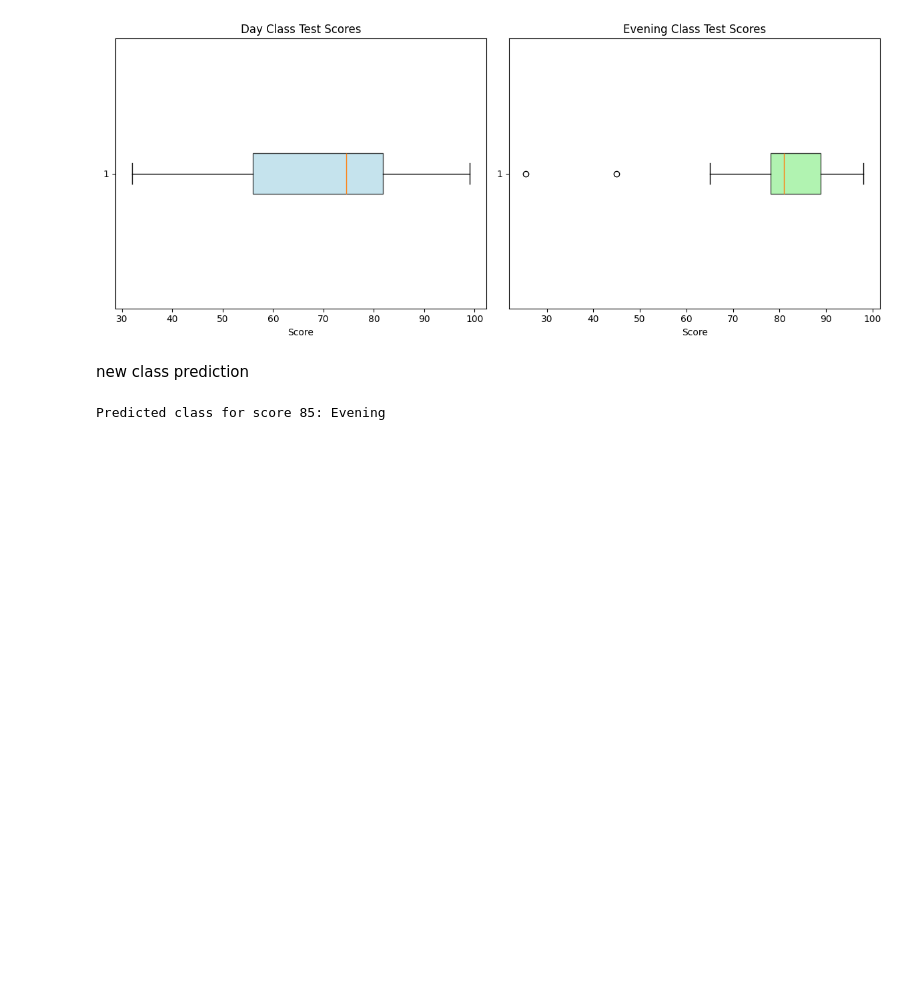
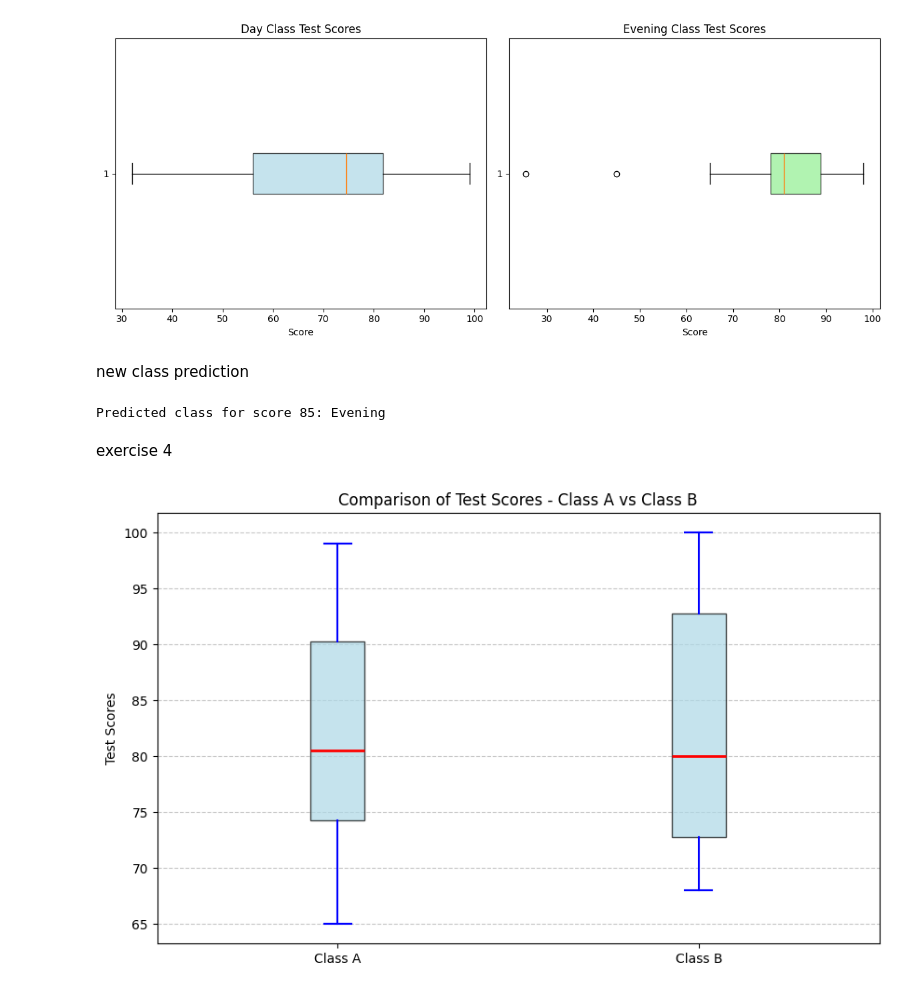
Before and after one commit to shovo896/Statictics-assignment, a Jupyter notebook: assignment.ipynb, the cells around one changed output. Saved outputs shown, nothing was run; the diff lists cells and outputs as text; code cells hidden in the pictures; blank space fills up the shorter version.

```diff
--- a/assignment.ipynb
+++ b/assignment.ipynb
@@ -778,3 +777,27 @@ class_name = "Day" if predicted_class == 0 else "Evening"
 print(f"Predicted class for score {new_score[0][0]}: {class_name}")
 # %% [output]
 Predicted class for score 85: Evening
+# %% [markdown]
+exercise 4
+# %%
+
+class_a = [69, 96, 81, 79, 65, 76, 83, 99, 89, 67, 90, 77, 85, 98, 66, 91, 77, 69, 80, 94]
+class_b = [90, 72, 80, 92, 90, 97, 92, 75, 79, 68, 70, 80, 99, 95, 78, 73, 71, 68, 95, 100]
+
+data = [class_a, class_b]
+
+# Plot
+plt.figure(figsize=(10,6))
+plt.boxplot(data, labels=['Class A', 'Class B'], patch_artist=True,
+            boxprops=dict(facecolor='lightblue', alpha=0.7),
+            medianprops=dict(color='red', linewidth=2),
+            whiskerprops=dict(color='blue', linewidth=1.5),
+            capprops=dict(color='blue', linewidth=1.5),
+            flierprops=dict(marker='o', color='orange', markersize=8))
+
+plt.title("Comparison of Test Scores - Class A vs Class B")
+plt.ylabel("Test Scores")
+plt.grid(axis='y', linestyle='--', alpha=0.7)
+plt.show()
+# %% [output]
+[figure, added]
```
Also changed, not shown: parts of 1 cell of this notebook.
